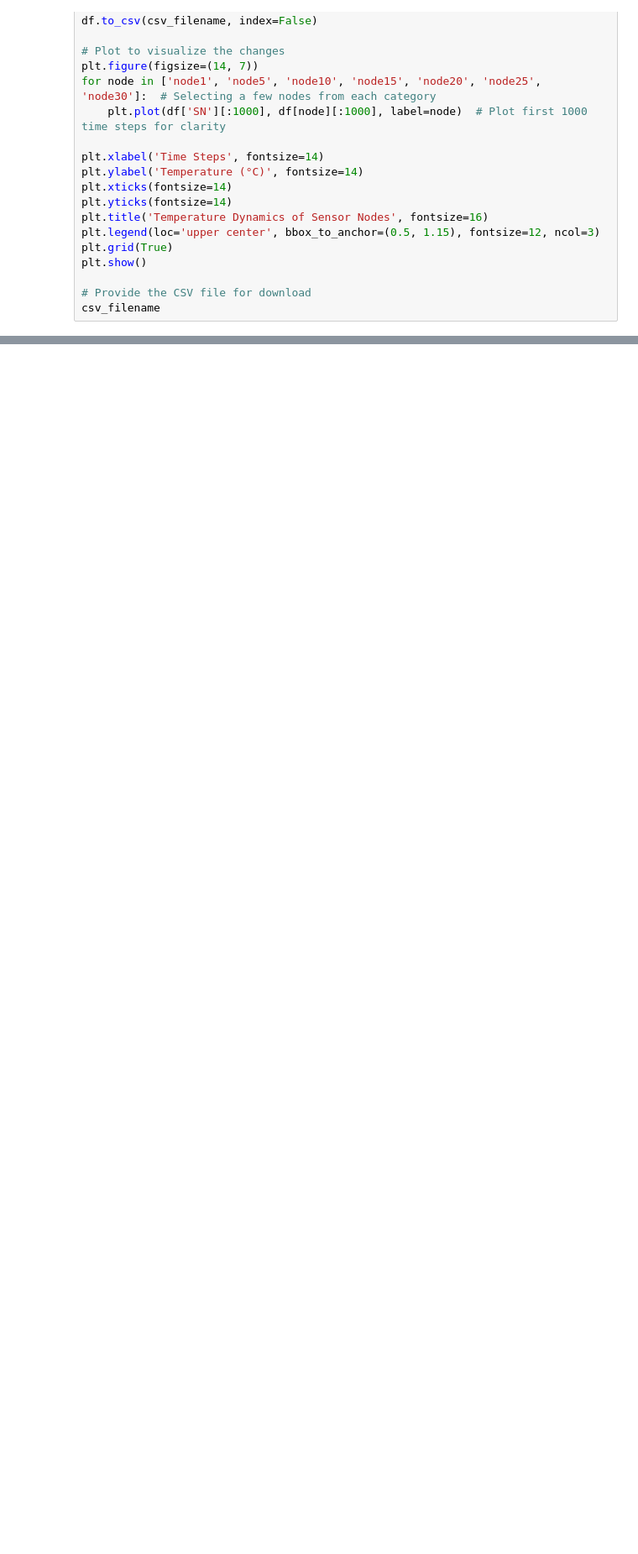
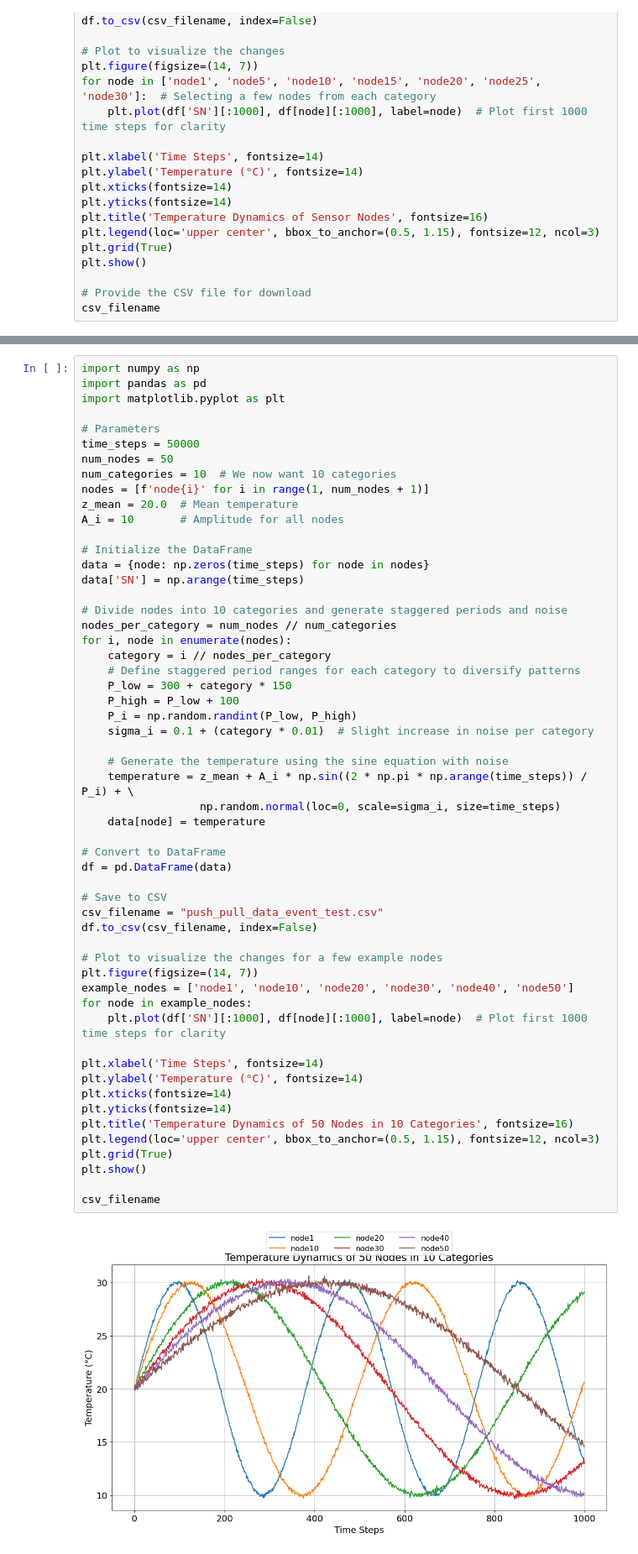
Before and after one commit to sokistar24/push_pull, a Jupyter notebook: Simulation_data_push_pull.ipynb, the cells around one changed output, grey strips where cells are left out. Shown at 84% size. Drawn from its saved outputs; the diff is of its cells as text; blank space fills up the shorter version.

Commit message:
update new event data

```diff
--- a/Simulation_data_push_pull.ipynb
+++ b/Simulation_data_push_pull.ipynb
@@ -64,0 +199,57 @@ csv_filename
+# %%
+import numpy as np
+import pandas as pd
+import matplotlib.pyplot as plt
+
+# Parameters
+time_steps = 50000
+num_nodes = 50
+num_categories = 10  # We now want 10 categories
+nodes = [f'node{i}' for i in range(1, num_nodes + 1)]
+z_mean = 20.0  # Mean temperature
+A_i = 10       # Amplitude for all nodes
+
+# Initialize the DataFrame
+data = {node: np.zeros(time_steps) for node in nodes}
+data['SN'] = np.arange(time_steps)
+
+# Divide nodes into 10 categories and generate staggered periods and noise
+nodes_per_category = num_nodes // num_categories
+for i, node in enumerate(nodes):
+    category = i // nodes_per_category
+    # Define staggered period ranges for each category to diversify patterns
+    P_low = 300 + category * 150
+    P_high = P_low + 100
+    P_i = np.random.randint(P_low, P_high)
+    sigma_i = 0.1 + (category * 0.01)  # Slight increase in noise per category
+
+    # Generate the temperature using the sine equation with noise
+    temperature = z_mean + A_i * np.sin((2 * np.pi * np.arange(time_steps)) / P_i) + \
+                  np.random.normal(loc=0, scale=sigma_i, size=time_steps)
+    data[node] = temperature
+
+# Convert to DataFrame
+df = pd.DataFrame(data)
+
+# Save to CSV
+csv_filename = "push_pull_data_event_test.csv"
+df.to_csv(csv_filename, index=False)
+
+# Plot to visualize the changes for a few example nodes
+plt.figure(figsize=(14, 7))
+example_nodes = ['node1', 'node10', 'node20', 'node30', 'node40', 'node50']
+for node in example_nodes:
+    plt.plot(df['SN'][:1000], df[node][:1000], label=node)  # Plot first 1000 time steps for clarity
+
+plt.xlabel('Time Steps', fontsize=14)
+plt.ylabel('Temperature (°C)', fontsize=14)
+plt.xticks(fontsize=14)
+plt.yticks(fontsize=14)
+plt.title('Temperature Dynamics of 50 Nodes in 10 Categories', fontsize=16)
+plt.legend(loc='upper center', bbox_to_anchor=(0.5, 1.15), fontsize=12, ncol=3)
+plt.grid(True)
+plt.show()
+
+csv_filename
+# %% [output]
+[figure, added]
```
Also changed, not shown: parts of 3 cells of this notebook, 1 other file.
